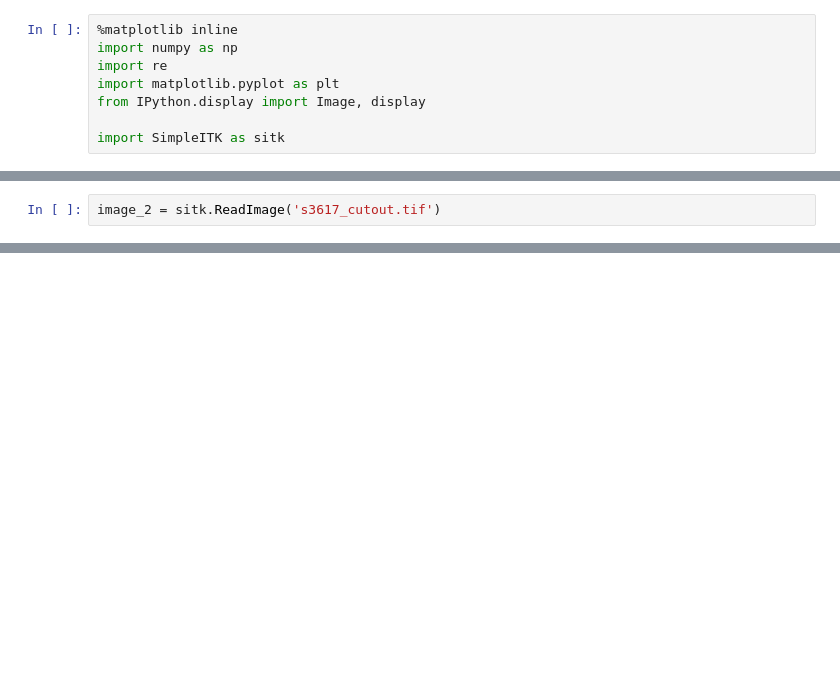
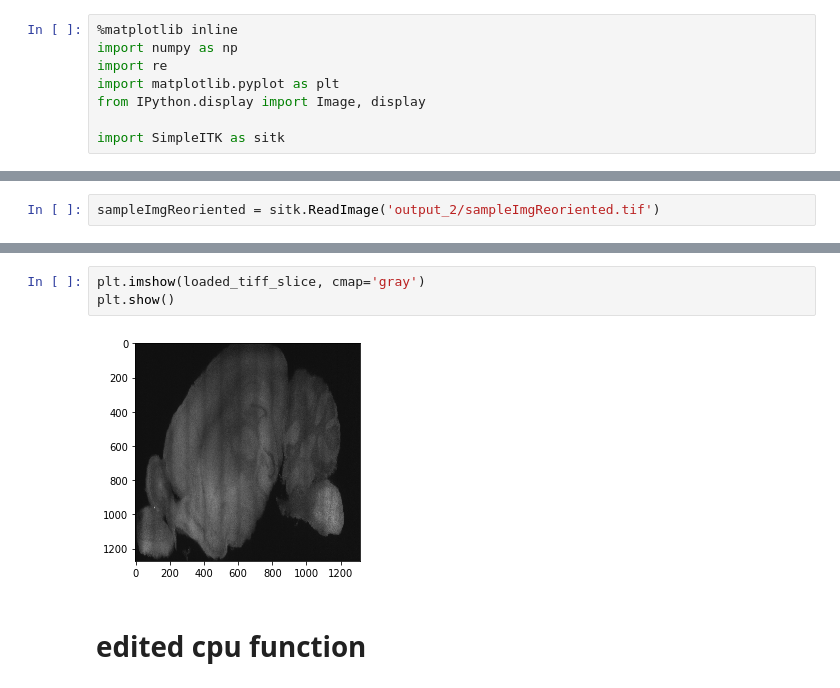
Before and after one commit to neurodata-cobalt/cobalt, a Jupyter notebook: docs/jliu118/registration_profiling/ndreg_profiling.ipynb, the cells around one changed output, grey strips where cells are left out. Cells and saved outputs as stored; diff of their text form; blank space fills up the shorter version.

```diff
--- a/docs/jliu118/registration_profiling/ndreg_profiling.ipynb
+++ b/docs/jliu118/registration_profiling/ndreg_profiling.ipynb
@@ -80,2 +82,2 @@ cpufig.show()
 # %%
-image_2 = sitk.ReadImage('s3617_cutout.tif')
+sampleImgReoriented = sitk.ReadImage('output_2/sampleImgReoriented.tif')
@@ -81,0 +105,7 @@ image_2 = sitk.ReadImage('s3617_cutout.tif')
+# %%
+plt.imshow(loaded_tiff_slice, cmap='gray')
+plt.show()
+# %% [output]
+[figure, added]
+# %% [markdown]
+# edited cpu function
```
Also changed, not shown: parts of 5 cells of this notebook, 3 other files.
